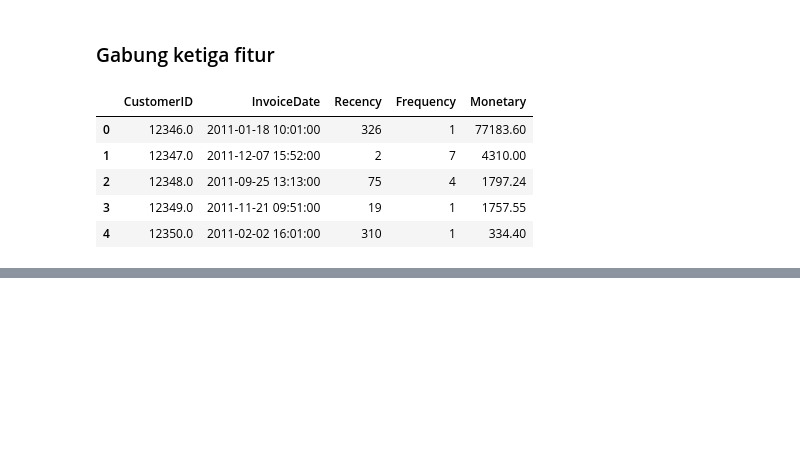
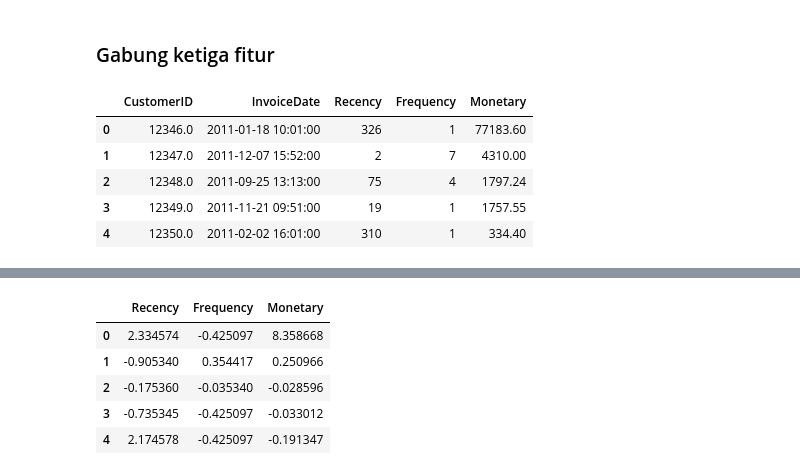
Before and after one commit to naufaladrian/DM-A11.2022.14188-UAS, a Jupyter notebook: segmentation.ipynb, the cells around one changed output, grey strips where cells are left out. Saved outputs shown, nothing was run; the diff lists cells and outputs as text; code cells hidden in the pictures; blank space fills up the shorter version.

```diff
--- a/segmentation.ipynb
+++ b/segmentation.ipynb
@@ -163,0 +169,16 @@ rfm.head()
+# %%
+from sklearn.preprocessing import StandardScaler
+
+scaler = StandardScaler()
+rfm_scaled = scaler.fit_transform(rfm[['Recency', 'Frequency', 'Monetary']])
+
+# show the scaled data
+show_rfm_scaled = pd.DataFrame(rfm_scaled, columns=['Recency', 'Frequency', 'Monetary'])
+show_rfm_scaled.head()
+# %% [output]
+|  | Recency | Frequency | Monetary |
+| 0 | 2.334574 | -0.425097 | 8.358668 |
+| 1 | -0.905340 | 0.354417 | 0.250966 |
+| 2 | -0.175360 | -0.035340 | -0.028596 |
+| 3 | -0.735345 | -0.425097 | -0.033012 |
+| 4 | 2.174578 | -0.425097 | -0.191347 |
```
Also changed, not shown: parts of 10 cells of this notebook.
